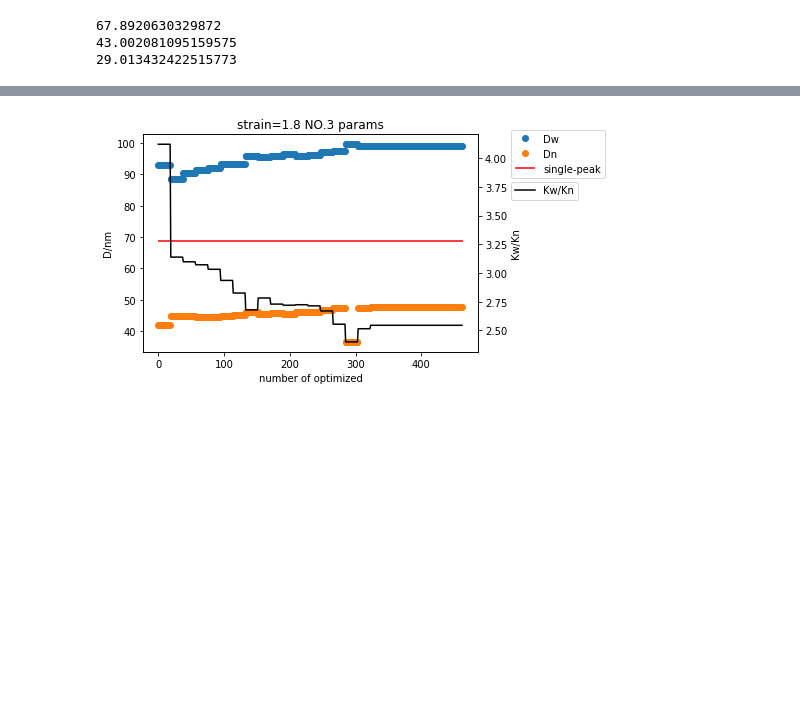
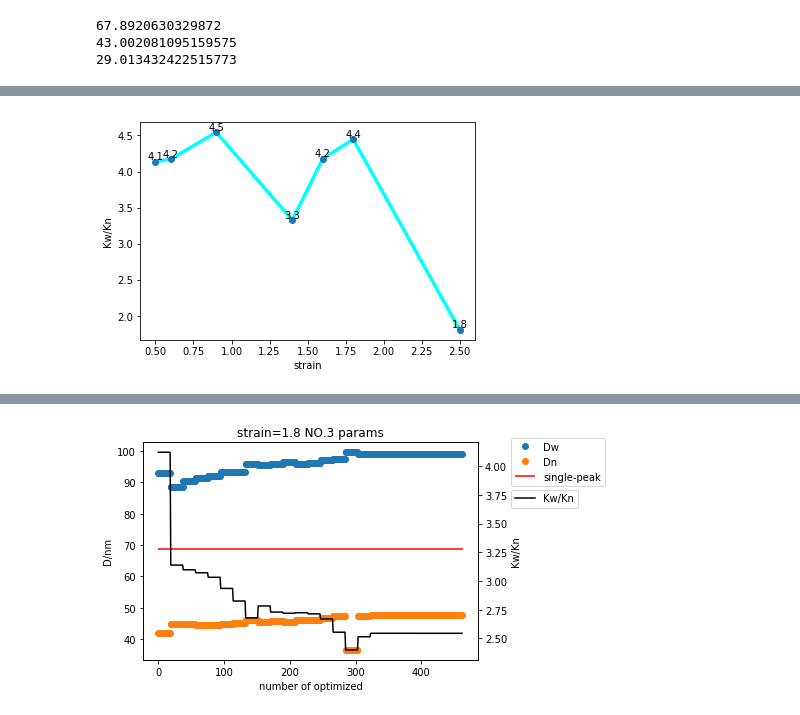
Before and after one commit to AlbertWulf/SHE_shishkebab, a Jupyter notebook: test.ipynb, the cells around one changed output, grey strips where cells are left out. Saved outputs shown, nothing was run; the diff lists cells and outputs as text; code cells hidden in the pictures; blank space fills up the shorter version.

```diff
--- a/test.ipynb
+++ b/test.ipynb
@@ -52,0 +103,16 @@ for i in range(0,value.shape[0]):
+# %%
+#plot k = Kw/Kn
+k = []
+for i in range(0,len(strain)):
+    k.append(params[i,3]/params[i,2])
+
+plt.plot(strain,k,color="cyan",linewidth=3.5)
+plt.plot(strain,k,"o")
+plt.xlabel("strain")
+plt.ylabel("Kw/Kn")
+for i in range(0,len(strain)):
+    plt.text(strain[i],k[i],round(k[i],1),ha='center', va= 'bottom')
+plt.savefig('figure/'+sheet_name+'_k.png',dpi=300)
+plt.show()
+# %% [output]
+[figure, added]
```
Also changed, not shown: parts of 5 cells of this notebook, 19 other files.
